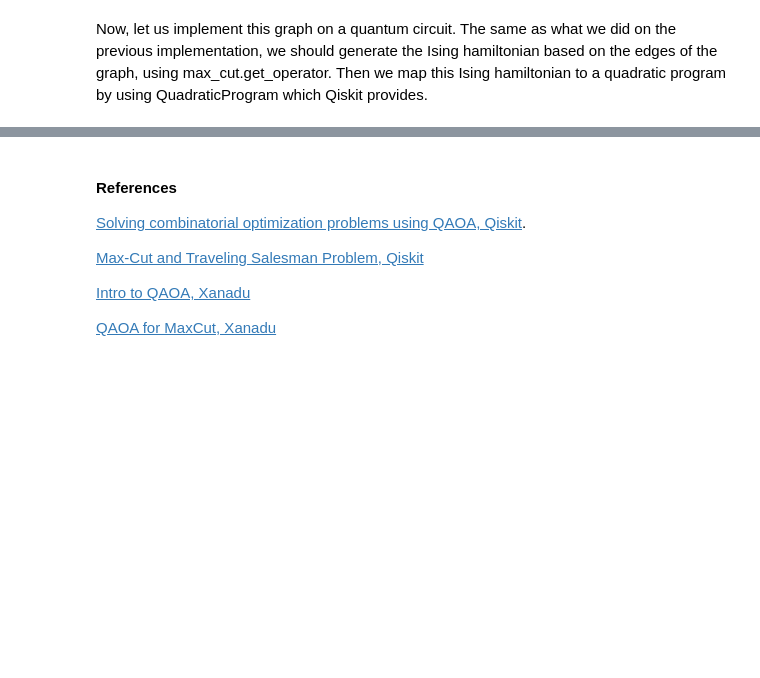
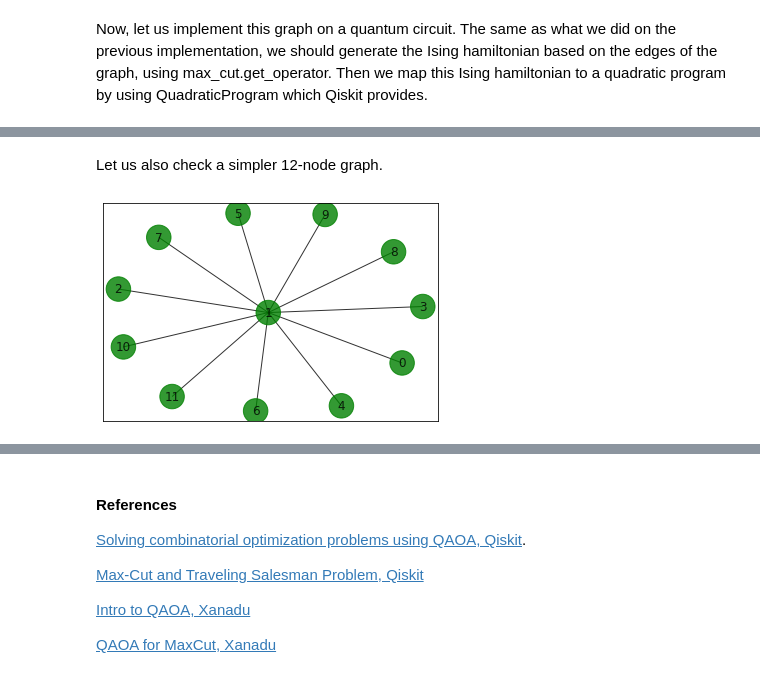
Before and after one commit to nargesalavi/QAOA-for-MAXCUT, a Jupyter notebook: QAOA_for_MaxCut.ipynb, the cells around one changed output, grey strips where cells are left out. Cells and saved outputs as stored; diff of their text form; code cells hidden in the pictures; blank space fills up the shorter version.

```diff
--- a/QAOA_for_MaxCut.ipynb
+++ b/QAOA_for_MaxCut.ipynb
@@ -433,0 +444,14 @@ Solution: [0. 1. 0. 1. 1. 0. 1. 1. 0. 0. 0. 1.]
+# %% [markdown]
+Let us also check a simpler 12-node graph.
+# %%
+v=12 # Number of nodes in graph
+G=nx.Graph()
+G.add_nodes_from(np.arange(0,v,1))
+edges = []
+edges=[(1,0,1.0),(1,2,1.0),(1,3,1.0),(1,4,1.0),(1,5,1.0),(1,6,1.0),(1,7,1.0),(1,8,1.0),(1,9,1.0),(1,10,1.0),(1,11,1.0)]
+G.add_weighted_edges_from(edges)
+colors = ['g' for node in G.nodes()]
+pos = nx.spring_layout(G)
+draw_graph(G, colors, pos)
+# %% [output]
+[figure, added]
```
Also changed, not shown: parts of 13 cells of this notebook.
